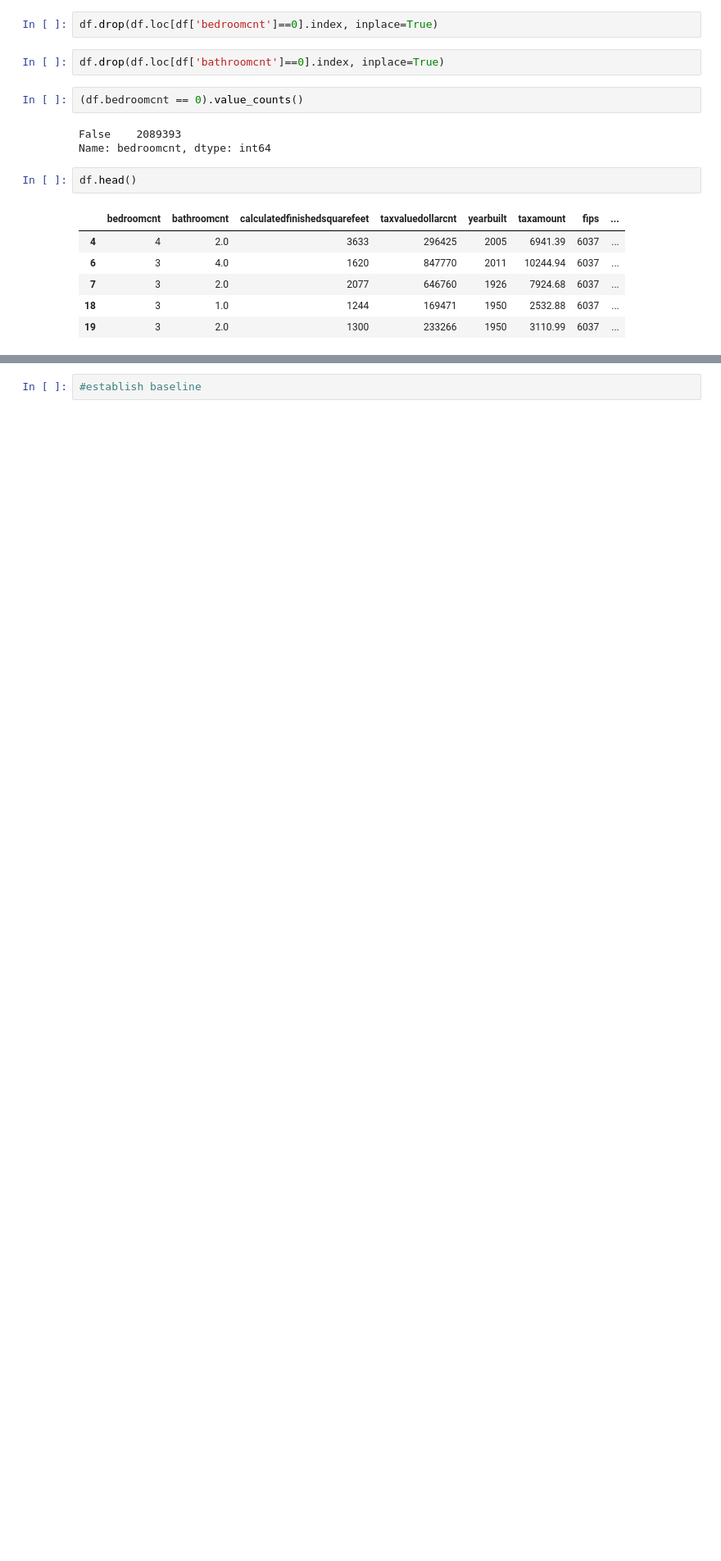
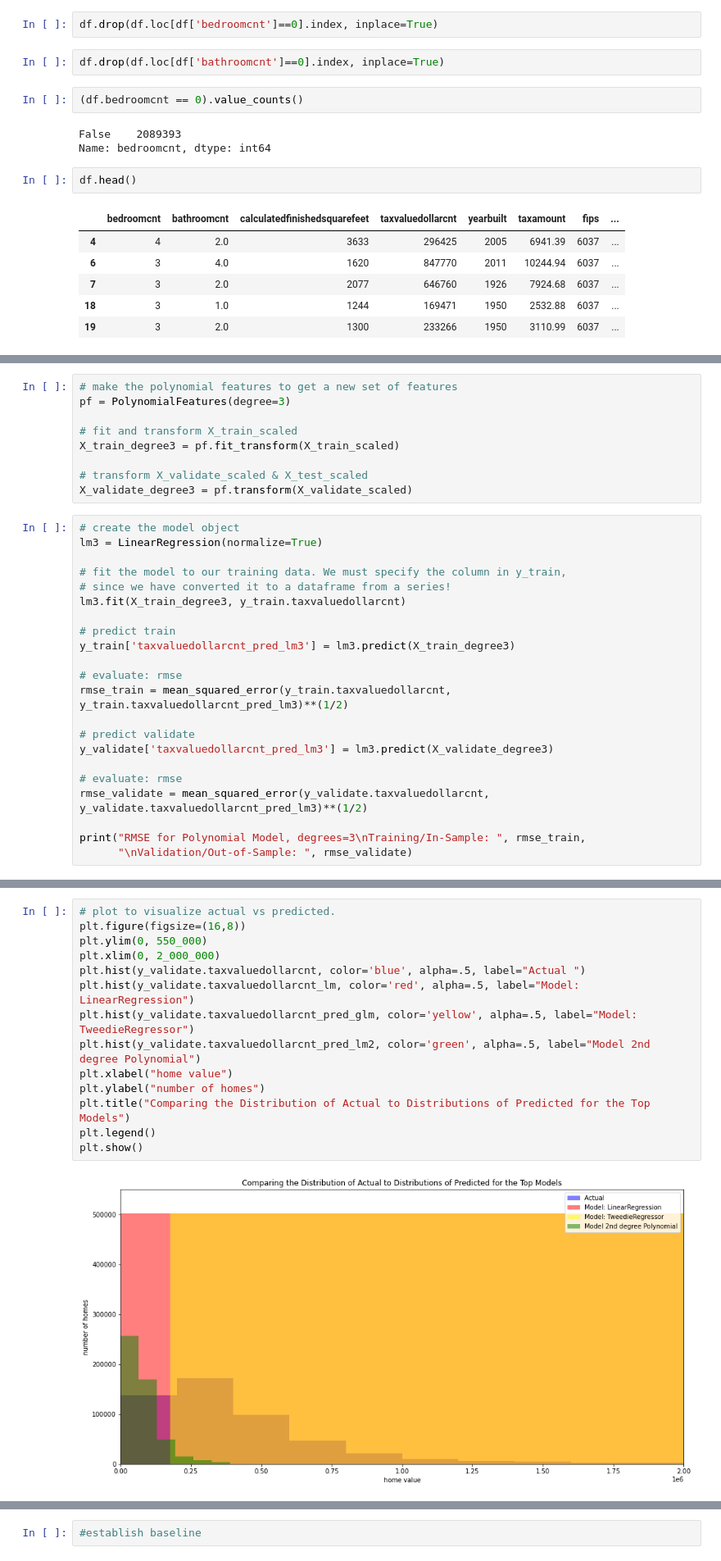
Before and after one commit to tim-keriazes/regression_exercises, a Jupyter notebook: regression_modeling.ipynb, the cells around one changed output, grey strips where cells are left out. Shown at 82% size. Saved outputs shown, nothing was run; the diff lists cells and outputs as text; blank space fills up the shorter version.

```diff
--- a/regression_modeling.ipynb
+++ b/regression_modeling.ipynb
@@ -203,0 +609,31 @@ df.head()
+# %%
+# make the polynomial features to get a new set of features
+pf = PolynomialFeatures(degree=3)
+
+# fit and transform X_train_scaled
+X_train_degree3 = pf.fit_transform(X_train_scaled)
+
+# transform X_validate_scaled & X_test_scaled
+X_validate_degree3 = pf.transform(X_validate_scaled)
+# %%
+# create the model object
+lm3 = LinearRegression(normalize=True)
+
+# fit the model to our training data. We must specify the column in y_train,
+# since we have converted it to a dataframe from a series!
+lm3.fit(X_train_degree3, y_train.taxvaluedollarcnt)
+
+# predict train
+y_train['taxvaluedollarcnt_pred_lm3'] = lm3.predict(X_train_degree3)
+
+# evaluate: rmse
+rmse_train = mean_squared_error(y_train.taxvaluedollarcnt, y_train.taxvaluedollarcnt_pred_lm3)**(1/2)
+
+# predict validate
+y_validate['taxvaluedollarcnt_pred_lm3'] = lm3.predict(X_validate_degree3)
+
+# evaluate: rmse
+rmse_validate = mean_squared_error(y_validate.taxvaluedollarcnt, y_validate.taxvaluedollarcnt_pred_lm3)**(1/2)
+
+print("RMSE for Polynomial Model, degrees=3\nTraining/In-Sample: ", rmse_train,
+      "\nValidation/Out-of-Sample: ", rmse_validate)
@@ -203,0 +700,16 @@ df.head()
+# %%
+# plot to visualize actual vs predicted.
+plt.figure(figsize=(16,8))
+plt.ylim(0, 550_000)
+plt.xlim(0, 2_000_000)
+plt.hist(y_validate.taxvaluedollarcnt, color='blue', alpha=.5, label="Actual ")
+plt.hist(y_validate.taxvaluedollarcnt_lm, color='red', alpha=.5, label="Model: LinearRegression")
+plt.hist(y_validate.taxvaluedollarcnt_pred_glm, color='yellow', alpha=.5, label="Model: TweedieRegressor")
+plt.hist(y_validate.taxvaluedollarcnt_pred_lm2, color='green', alpha=.5, label="Model 2nd degree Polynomial")
+plt.xlabel("home value")
+plt.ylabel("number of homes")
+plt.title("Comparing the Distribution of Actual to Distributions of Predicted for the Top Models")
+plt.legend()
+plt.show()
+# %% [output]
+[figure, added]
```
Also changed, not shown: parts of 73 cells of this notebook.
